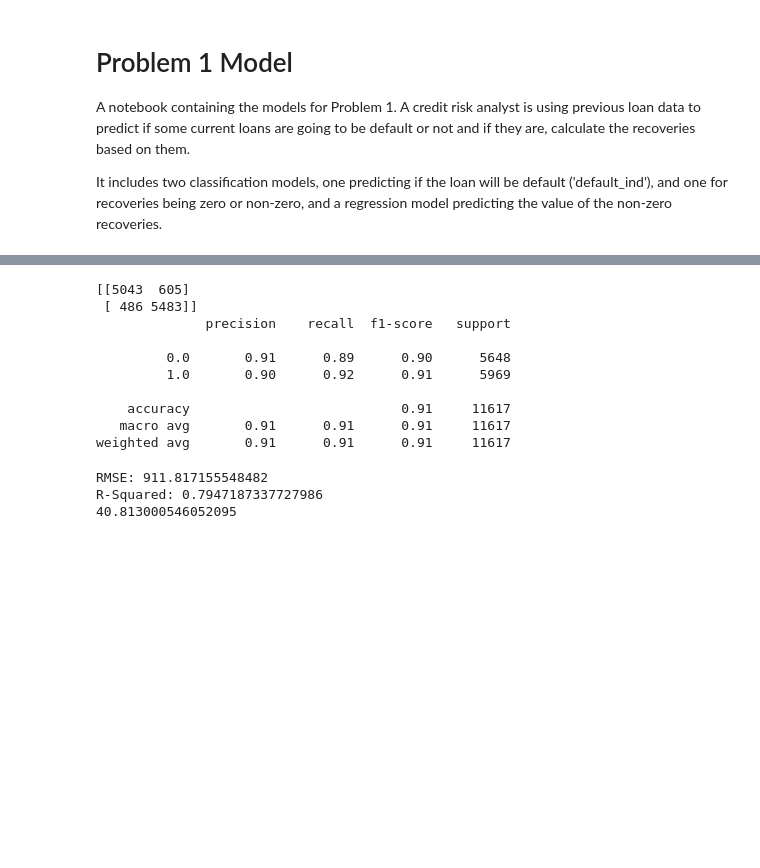
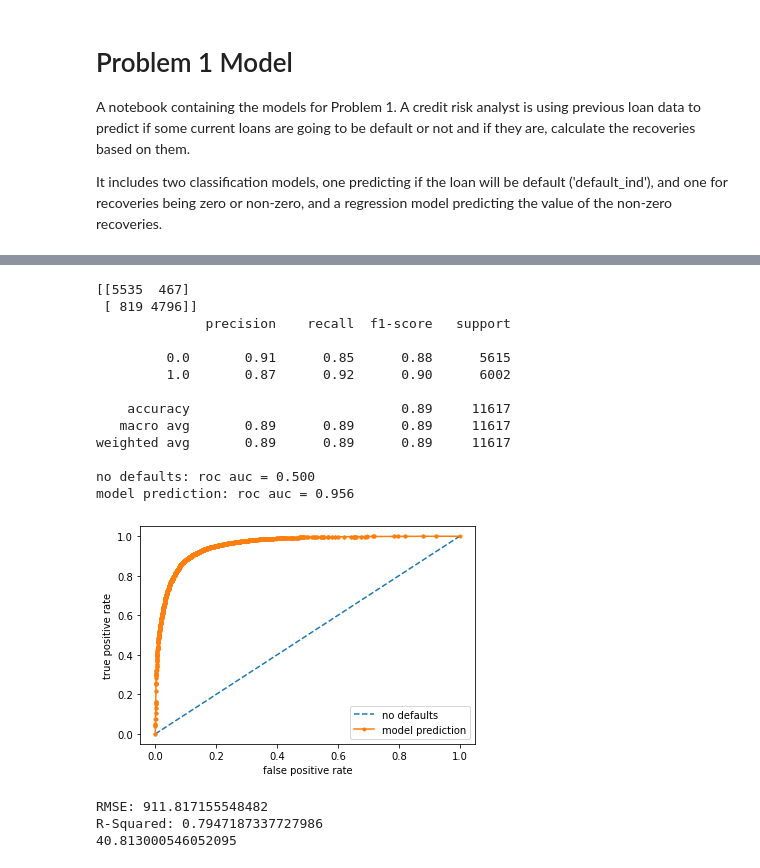
Before and after one commit to morismoysis1414/XYZ-Corp, a Jupyter notebook: problem1_model.ipynb, the cells around one changed output, grey strips where cells are left out. Saved outputs shown, nothing was run; the diff lists cells and outputs as text; code cells hidden in the pictures; blank space fills up the shorter version.

```diff
--- a/problem1_model.ipynb
+++ b/problem1_model.ipynb
@@ -205,52 +228,76 @@ def get_model_class(data_file='wrang_xyz_data.csv',model_type='xgb',sampling='no
         #Splitting the data into train and test
         X_train, X_test, y_train, y_test = train_test_split(X, y, train_size=0.75, test_size=0.25)
 
-        scale_pos_ratio=len(y_train[y_train==0])/len(y_train[y_train==1])
+        #scale_pos_ratio=len(y_train[y_train==0])/len(y_train[y_train==1])
         #print(scale_pos_ratio)
-        sqrt_scale_pos_ratio=np.sqrt(scale_pos_ratio)
-        scale_pos_ratio=(0.15*scale_pos_ratio+0.85*sqrt_scale_pos_ratio)
-
+        #sqrt_scale_pos_ratio=np.sqrt(scale_pos_ratio)
+        #scale_pos_ratio=(0.15*scale_pos_ratio+0.85*sqrt_scale_pos_ratio)
+        scale_pos_ratio=1
     #One-hot Encoding
     X_train,X_test=one_hot_encode(X_train,X_test,pickled='no',ohe_name='ohe_class_rec')
 
     #Selecting xgboost algorithm
     if model_type=='xgb':
-        model_class = xgb.XGBClassifier(scale_pos_weight=scale_pos_ratio)
+        model_class = lgb.LGBMClassifier(scale_pos_weight=scale_pos_ratio)
+        #model_class = xgb.XGBClassifier(scale_pos_weight=scale_pos_ratio)
         model_class.fit(X_train,np.ravel(y_train))
 
         #Plotting feature importance
         #fig, ax = plt.subplots(figsize=(10,10))
         #xgb.plot_importance(model_class,importance_type='weight', ax=ax)
 
     #Selecting logistic regression algorithm
     elif model_type=='lg_reg':
         model_class=LogisticRegression(max_iter=10*6)
         model_class.fit(X_train,np.ravel(y_train))
 
     #Selecting random forest algorithm
     else:
         model_class = RandomForestClassifier()
         model_class.fit(X_train,np.ravel(y_train))
 
     #Predicting values and printing confusion matrix and classification report
     y_class_pred = model_class.predict(X_test)
-    print(confusion_matrix(y_test, y_class_pred))
+    print(confusion_matrix(y_test, y_class_pred,labels=[1,0]))
     print(classification_report(y_test, y_class_pred))
+
+    prob_default = model_class.predict_proba(X_test)[:,1]
+    false_auc = roc_auc_score(y_test, y_test.clip(upper = False))
+    model_auc = roc_auc_score(y_test, prob_default)
+
+    print('no defaults: roc auc = %.3f' % (false_auc))
+    print('model prediction: roc auc = %.3f' % (model_auc))
+
+
+    false_fpr, false_tpr, _ = roc_curve(y_test, y_test.clip(upper = False))
+    model_fpr, model_tpr, _ = roc_curve(y_test, prob_default)
+
+    plt.plot(false_fpr, false_tpr, linestyle = '--', label = 'no defaults')
+    plt.plot(model_fpr, model_tpr, marker = '.', label = 'model prediction')
+
+    plt.xlabel('false positive rate')
+    plt.ylabel('true positive rate')
+    plt.legend()
+    plt.show()
 
     return model_class
 #Running the function
 model_class=get_model_class(model_type='xgb',sampling='no')
 # %% [output]
-[[5043  605]
- [ 486 5483]]
+[[5535  467]
+ [ 819 4796]]
               precision    recall  f1-score   support
 
-         0.0       0.91      0.89      0.90      5648
-         1.0       0.90      0.92      0.91      5969
+         0.0       0.91      0.85      0.88      5615
+         1.0       0.87      0.92      0.90      6002
 
-    accuracy                           0.91     11617
-   macro avg       0.91      0.91      0.91     11617
-weighted avg       0.91      0.91      0.91     11617
+    accuracy                           0.89     11617
+   macro avg       0.89      0.89      0.89     11617
+weighted avg       0.89      0.89      0.89     11617
+
+no defaults: roc auc = 0.500
+model prediction: roc auc = 0.956
+[figure, added]
 # %%
 #Regression model predicting recoveries for problem 1
 #The model's inputs are the data_file which should be set equal to the wrangled data file,
```
Also changed, not shown: parts of 3 cells of this notebook, 6 other files.
